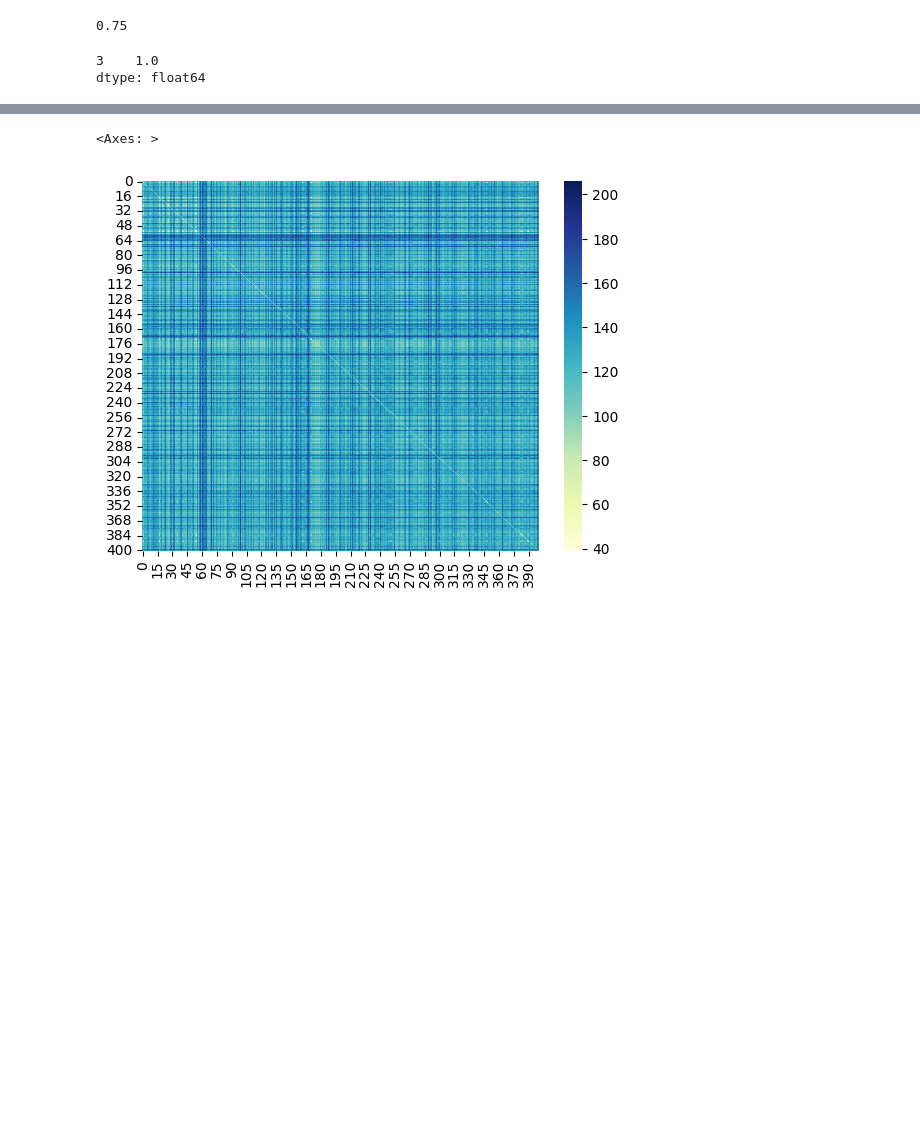
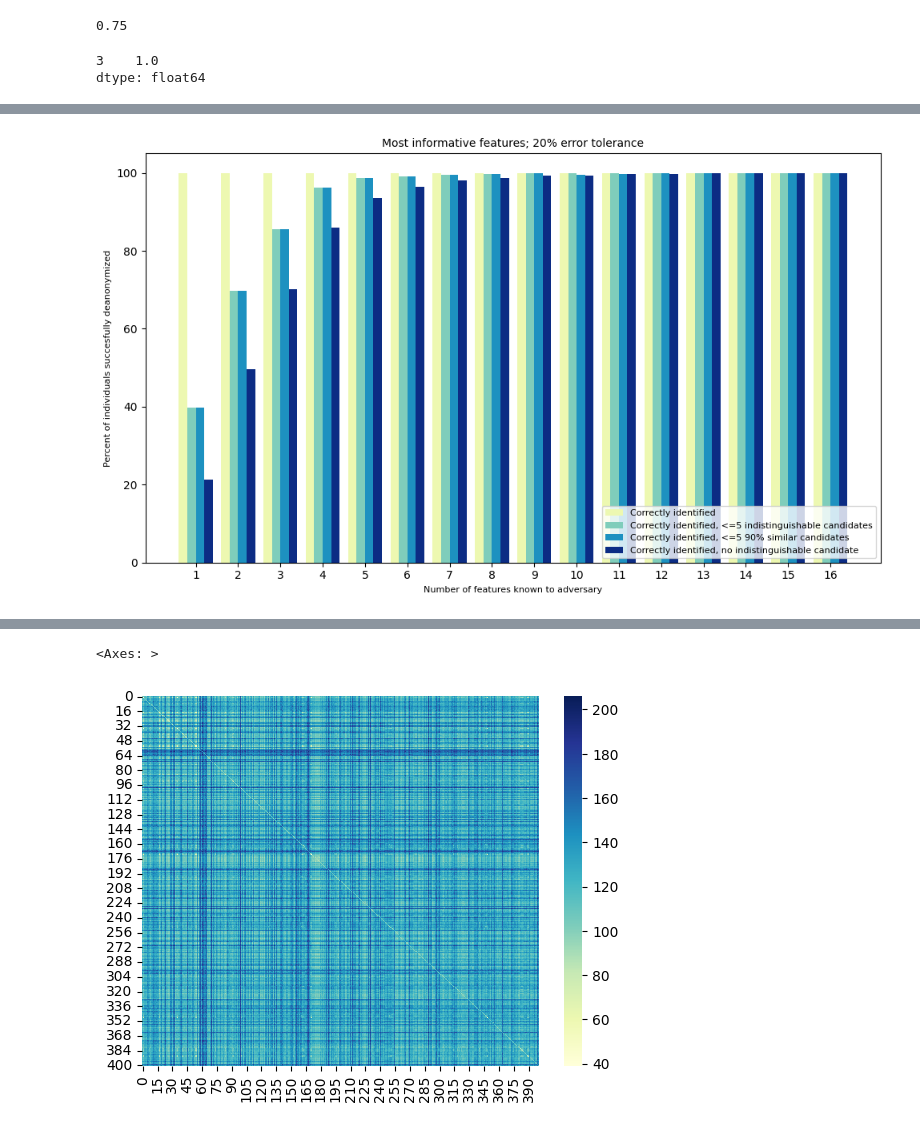
Before and after one commit to kkkarnav/deanonymization, a Jupyter notebook: main.ipynb, the cells around one changed output, grey strips where cells are left out. Saved outputs shown, nothing was run; the diff lists cells and outputs as text; code cells hidden in the pictures; blank space fills up the shorter version.

```diff
--- a/main.ipynb
+++ b/main.ipynb
@@ -1051,0 +407,6 @@ plt.show()
+# %%
+# Most informative, 20% error tolerance
+r_mostinfo_twenty_regular, lv_mostinfo_twenty_regular = load_results("./results/r_mostinfo_twenty_regular")
+plot_results(lv_mostinfo_twenty_regular, "Most informative features; 20% error tolerance")
+# %% [output]
+[figure, added]
```
Also changed, not shown: parts of 87 cells of this notebook, 50 other files.
